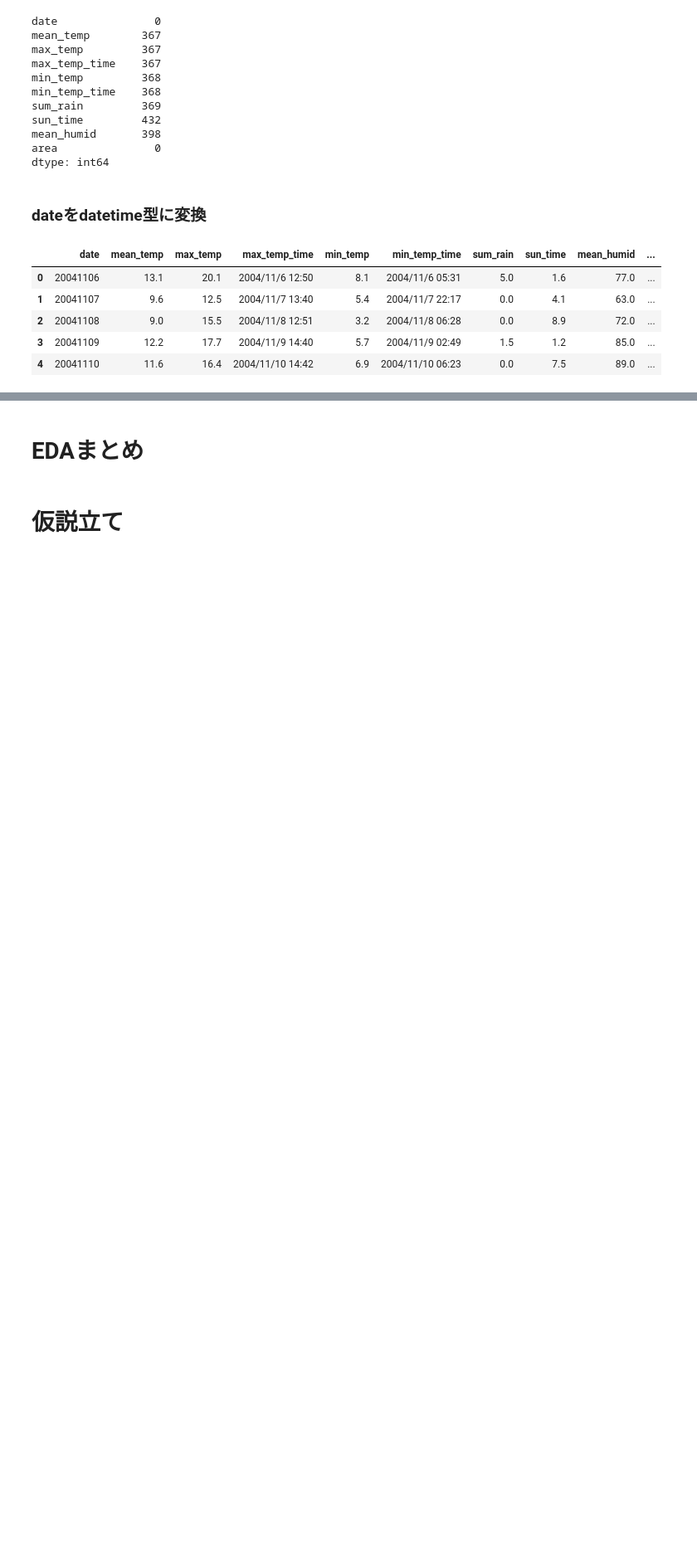
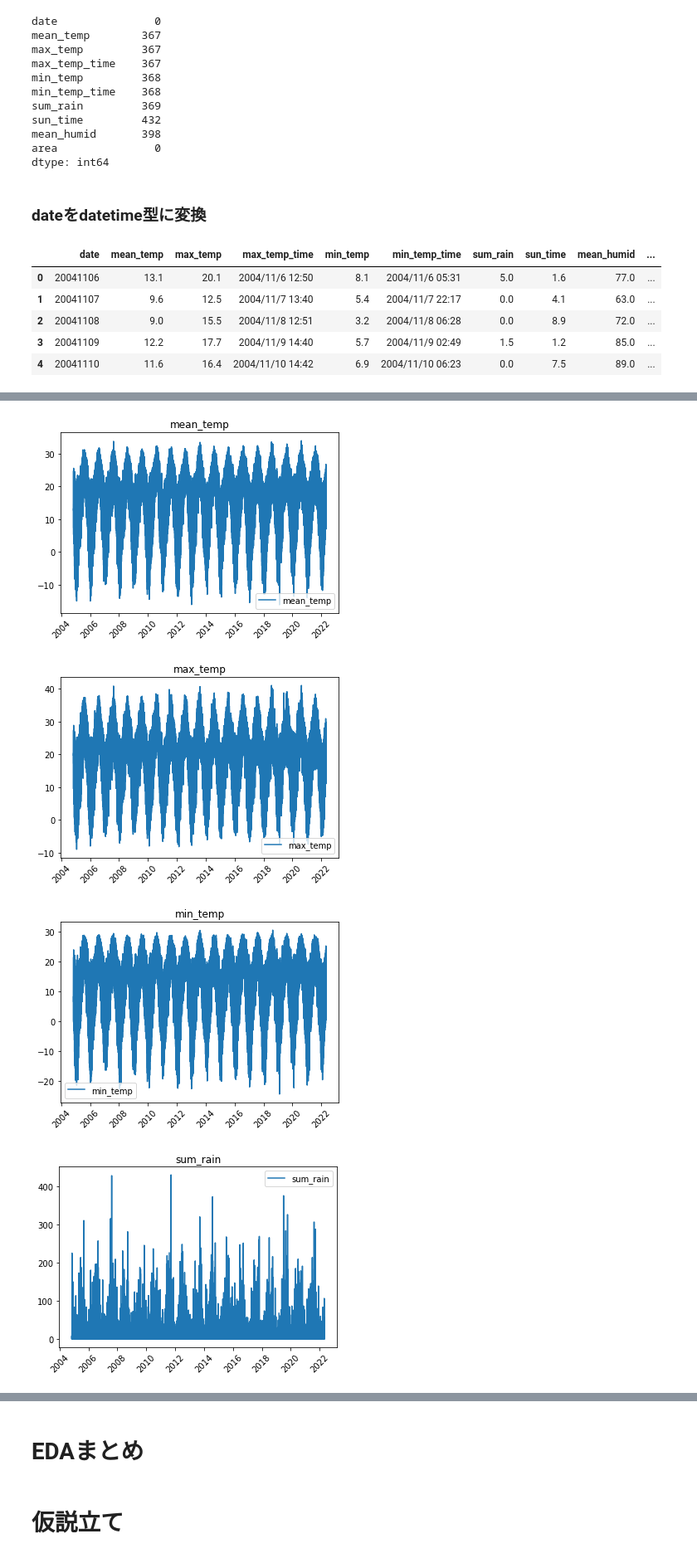
Before and after one commit to 09de156p/fresh-vegetable-price-forecasts-nishika, a Jupyter notebook: fresh_vegetable_price_forecasts.ipynb, the cells around one changed output, grey strips where cells are left out. Shown at 83% size. Drawn from its saved outputs; the diff is of its cells as text; code cells hidden in the pictures; blank space fills up the shorter version.

Commit message:
weatherのグラフ作成

```diff
--- a/fresh_vegetable_price_forecasts.ipynb
+++ b/fresh_vegetable_price_forecasts.ipynb
@@ -385,0 +389,3 @@ weather.describe(include='all')
+# %%
+weather = weather.sort_values('date', ascending=True)
+weather = weather.set_index('date')
@@ -385,0 +411,14 @@ weather.describe(include='all')
+# %%
+weather_plot_df = weather[['mean_temp','max_temp','min_temp','sum_rain','sun_time','mean_humid']]
+# %%
+for col in weather_plot_df.columns.values:
+    plt.figure()
+    plt.plot(weather[col])
+    plt.title(f'{col}')
+    plt.xticks(rotation=45)
+    plt.legend([col])
+# %% [output]
+[figure, added]
+[figure, added]
+[figure, added]
+[figure, added]
```
Also changed, not shown: parts of 8 cells of this notebook.
